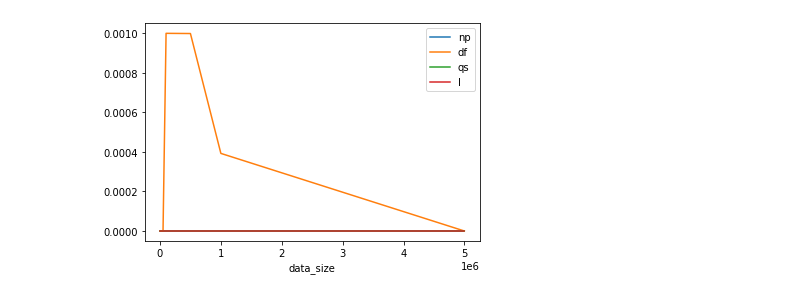
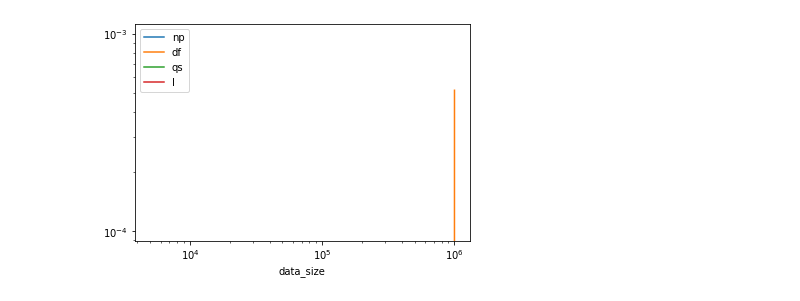
Before and after one commit to MaxOmlor/Qfrom, a Jupyter notebook: Qfrom performance test.ipynb, the cells around one changed output. Cells and saved outputs as stored; diff of their text form; code cells hidden in the pictures.

```diff
--- a/Qfrom performance test.ipynb
+++ b/Qfrom performance test.ipynb
@@ -35,3 +38,8 @@ def array_tuple_to_tuple_array(array_list):
 # %%
 def get_p(n):
     return [1/(2**(i+1)) if i+1 != n else 1/(2**(i)) for i in range(n)]
+def get_data_size_list(max_potenz, count=3, half_steps=True):
+    if half_steps:
+        return [10**(i+1) for i in range(max(max_potenz-count,-1), max_potenz)]\
+            + [5*10**(i) for i in range(max(max_potenz-count, 0), max_potenz)]
+    return [10**(i+1) for i in range(max(max_potenz-count,-1), max_potenz)]
@@ -40,15 +50,18 @@ def get_tab_data(n):
     name_list = ['Ann', 'Steven', 'Max', 'Jack', 'Julia', 'Clara', 'Emma', 'Bob', 'Anna' 'Lena']
     job_list = ['manager', 'freelancer', 'employee', 'artist', 'jobless', 'technician', 'boss', 'polician']
     max_age = 100
+    max_salary = 1000000
 
     name_ran_array = np.random.choice(name_list, n, p=get_p(len(name_list)))
     age_ran_list = np.random.randint(max_age, size=n)
     job_ran_array = np.random.choice(job_list, n, p=get_p(len(job_list)))
+    salary_ran_list = np.random.randint(max_salary, size=n)
 
     return {
         'name': name_ran_array,
         'age': age_ran_list,
         'job': job_ran_array,
+        'salary': salary_ran_list,
         }
 
 def get_num_data(n):
@@ -63,13 +76,11 @@ def run_test(test):
     test_name = test['test_name']
     data_gen_func = test['data_source_func']
     data_size_list = test['data_size_list']
-    item_name_list = test['item_name_list']
-    item_setup_list = test['item_setup_list']
-    item_func_list = test['item_func_list']
+    test_items = test['test_items']
 
     data_sets = [data_gen_func(size) for size in data_size_list]
 
-    for item_name, setup, func in zip(item_name_list, item_setup_list, item_func_list):
+    for item_name, setup, func in test_items:
         for data_set, data_size in zip(data_sets, data_size_list):
             #start_time = time.time()
             data = setup(data_set)
@@ -396,27 +418,30 @@ data_size: 500000
 # %%
 # select
 cols = 'name'
 
 def select_std(data):
     return {key:value for key, value in data.items() if key in cols}
 
 def select_df(df):
     return df[cols]
 
 def select_qs(q: Qfrom_slim):
     #return q.select(cols)(out.dict)
     return q[cols](out.dict)
 
 test = {
     'test_name': 'select',
     'data_source_func': get_tab_data,
-    'data_size_list': [10**3, 10**4, 10**5, 10**6] + [5*10**3, 5*10**4, 5*10**5, 5*10**6],
-    'item_name_list': ['np', 'df', 'qs', 'l'],
-    'item_setup_list': [setup.numpy, setup.df, setup.q_slim, setup.list],
-    'item_func_list': [select_std, select_df, select_qs, select_std]
+    'data_size_list': get_data_size_list(6),
+    'test_items': [
+        ('np', setup.numpy, select_std),
+        ('df', setup.df, select_df),
+        ('qs', setup.q_slim, select_qs),
+        ('l', setup.list, select_std),
+    ]
     }
 q_results = run_test(test)(get_data_size_tab)
-q_results(plot.plot, x='data_size')
+q_results(plot.plot, x='data_size', x_scale_log=True, y_scale_log=True)
 q_results(print_max_stats)
 # %% [output]
-[figure, old version]
+[figure, new version]
```
Also changed, not shown: parts of 24 cells of this notebook.
